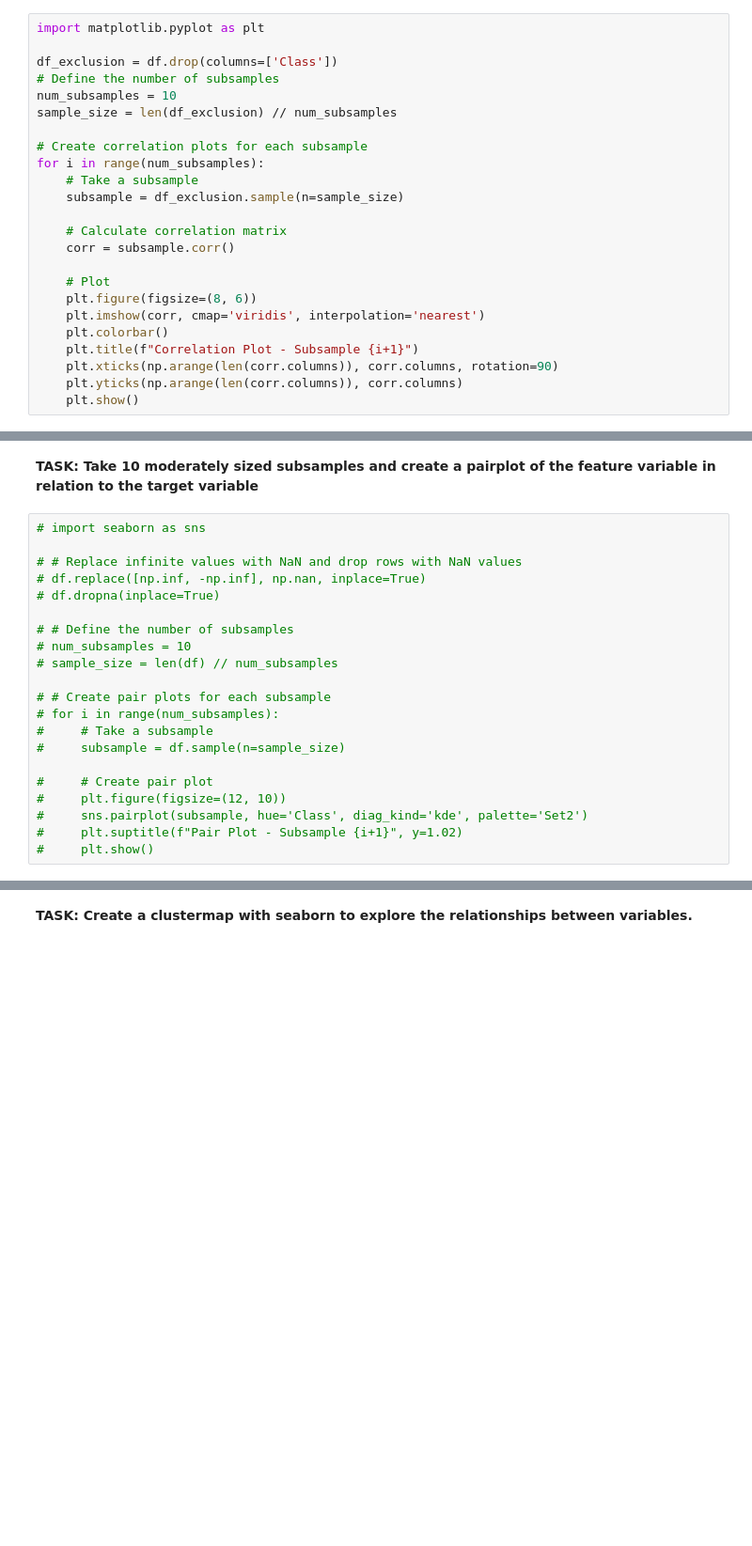
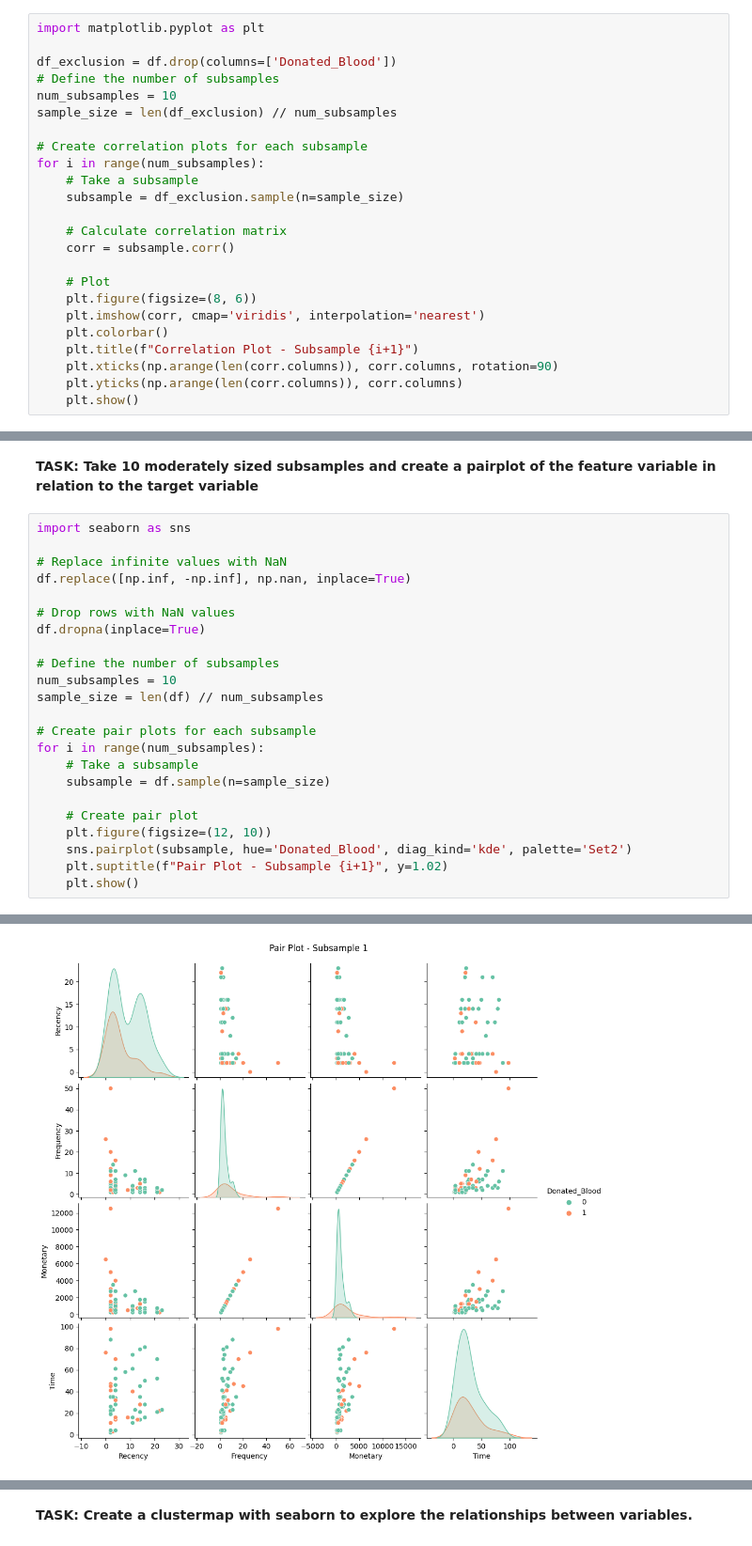
Before and after one commit to KeefG/DATA_ANALYTICS, a Jupyter notebook: Homework/Lecture7_HW.ipynb, the cells around one changed output, grey strips where cells are left out. Shown at 94% size. Cells and saved outputs as stored; diff of their text form; blank space fills up the shorter version.

```diff
--- a/Homework/Lecture7_HW.ipynb
+++ b/Homework/Lecture7_HW.ipynb
@@ -35,7 +40,7 @@ df
 # %%
 import matplotlib.pyplot as plt
 
-df_exclusion = df.drop(columns=['Class'])
+df_exclusion = df.drop(columns=['Donated_Blood'])
 # Define the number of subsamples
 num_subsamples = 10
 sample_size = len(df_exclusion) // num_subsamples
@@ -91,23 +96,26 @@ Imbalance Ratio: 0.56
 # %% [markdown]
 **TASK: Take 10 moderately sized subsamples and create a pairplot of the feature variable in relation to the target variable**
 # %%
-# import seaborn as sns
+import seaborn as sns
 
-# # Replace infinite values with NaN and drop rows with NaN values
-# df.replace([np.inf, -np.inf], np.nan, inplace=True)
-# df.dropna(inplace=True)
+# Replace infinite values with NaN
+df.replace([np.inf, -np.inf], np.nan, inplace=True)
 
-# # Define the number of subsamples
-# num_subsamples = 10
-# sample_size = len(df) // num_subsamples
+# Drop rows with NaN values
+df.dropna(inplace=True)
 
-# # Create pair plots for each subsample
-# for i in range(num_subsamples):
-#     # Take a subsample
-#     subsample = df.sample(n=sample_size)
+# Define the number of subsamples
+num_subsamples = 10
+sample_size = len(df) // num_subsamples
 
-#     # Create pair plot
-#     plt.figure(figsize=(12, 10))
-#     sns.pairplot(subsample, hue='Class', diag_kind='kde', palette='Set2')
-#     plt.suptitle(f"Pair Plot - Subsample {i+1}", y=1.02)
-#     plt.show()
+# Create pair plots for each subsample
+for i in range(num_subsamples):
+    # Take a subsample
+    subsample = df.sample(n=sample_size)
+
+    # Create pair plot
+    plt.figure(figsize=(12, 10))
+    sns.pairplot(subsample, hue='Donated_Blood', diag_kind='kde', palette='Set2')
+    plt.suptitle(f"Pair Plot - Subsample {i+1}", y=1.02)
+    plt.show()
+# %% [output]
@@ -113,0 +123 @@ Imbalance Ratio: 0.56
+[figure, added]
```
Also changed, not shown: parts of 6 cells of this notebook.
